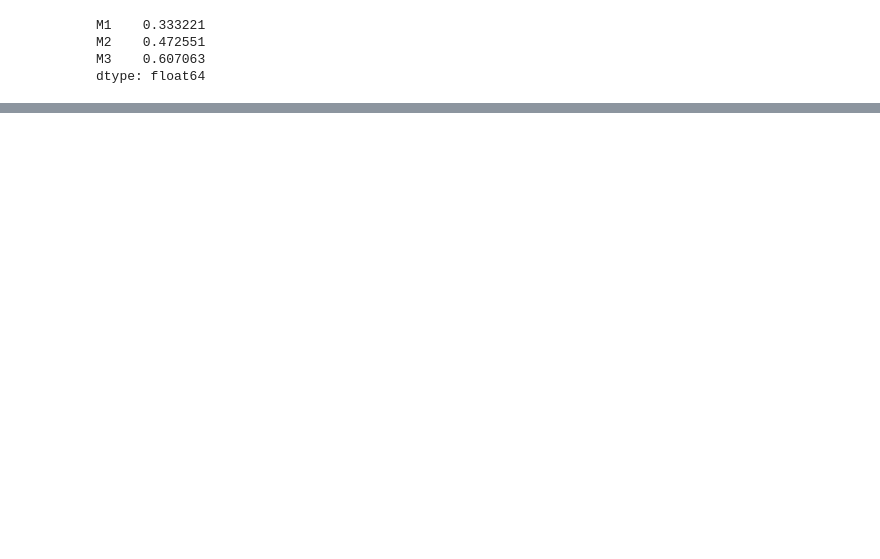
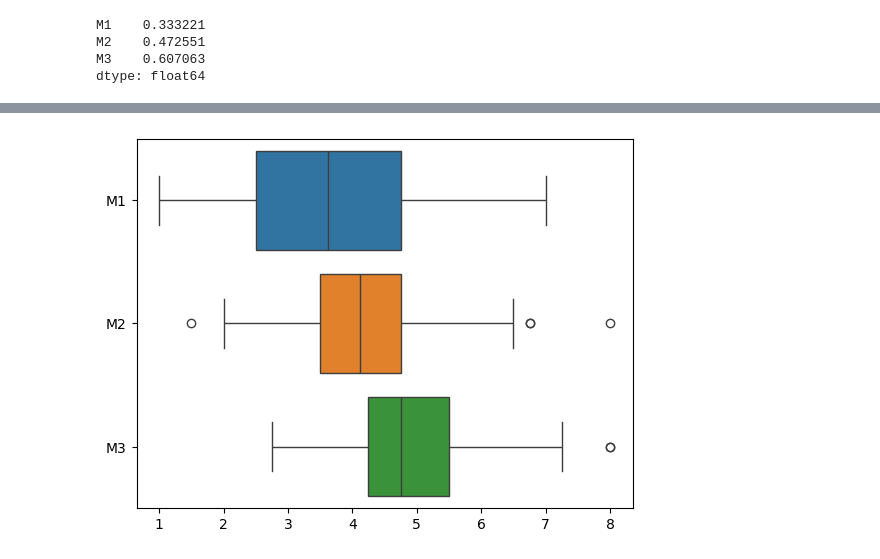
Before and after one commit to MrTroll28/LT-PTDL1, a Jupyter notebook: NoteBook/Slot02.ipynb, the cells around one changed output, grey strips where cells are left out. Cells and saved outputs as stored; diff of their text form; code cells hidden in the pictures; blank space fills up the shorter version.

```diff
--- a/NoteBook/Slot02.ipynb
+++ b/NoteBook/Slot02.ipynb
@@ -321,0 +356,6 @@ dtype: float64
+# %%
+sns.boxplot(data=df[['M1','M2','M3']], orient='h')
+plt.show()
+# Câu hỏi: Hãy cho biết điểm số môn nào không xảy ra bất thường
+# %% [output]
+[figure, added]
```
Also changed, not shown: parts of 14 cells of this notebook, 10 other files.
